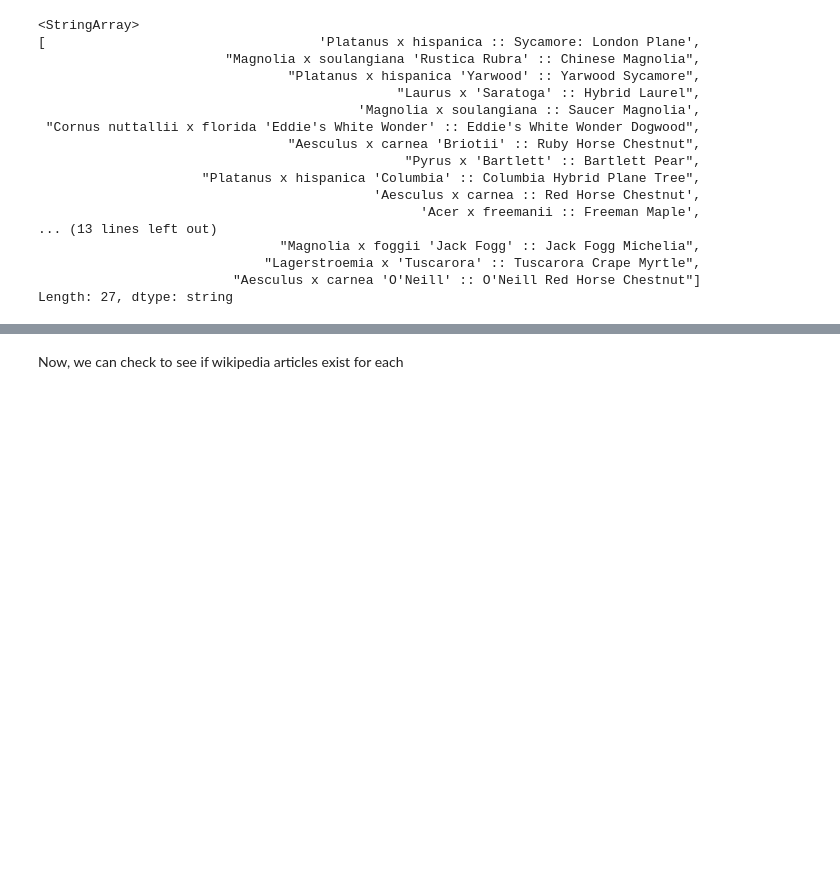
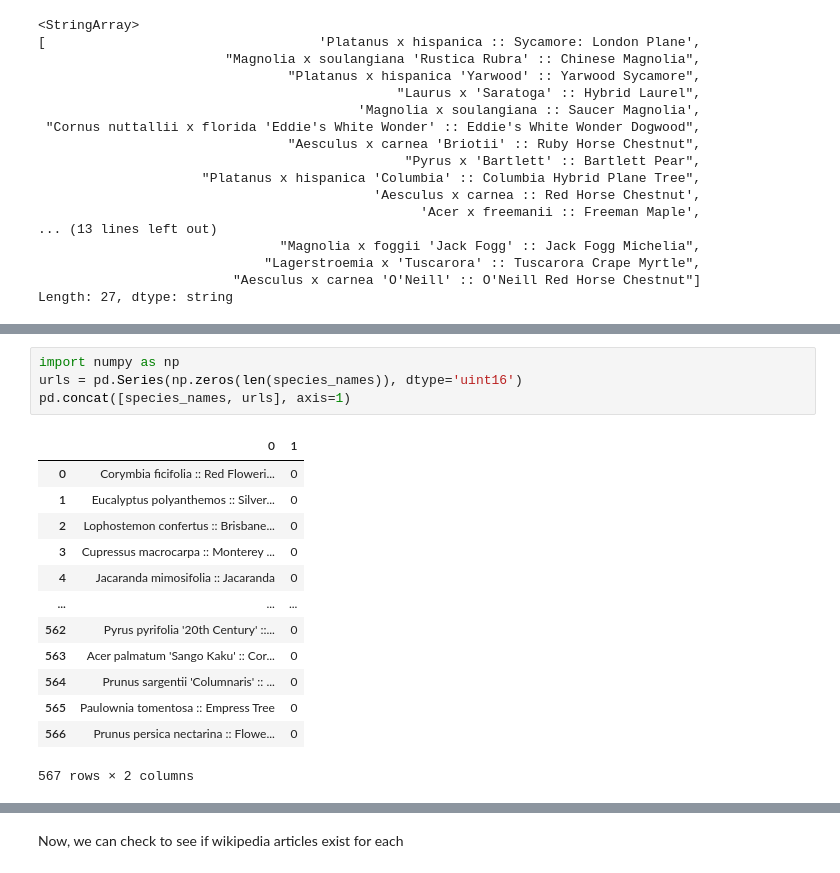
Before and after one commit to zcook7904/SF_Tree_Identifier, a Jupyter notebook: notebooks/data_cleaning.ipynb, the cells around one changed output, grey strips where cells are left out. Drawn from its saved outputs; the diff is of its cells as text; blank space fills up the shorter version.

```diff
--- a/notebooks/data_cleaning.ipynb
+++ b/notebooks/data_cleaning.ipynb
@@ -246,0 +266,18 @@ Length: 27, dtype: string
+# %%
+import numpy as np
+urls = pd.Series(np.zeros(len(species_names)), dtype='uint16')
+pd.concat([species_names, urls], axis=1)
+# %% [output]
+|  | 0 | 1 |
+| 0 | Corymbia ficifolia :: Red Floweri... | 0 |
+| 1 | Eucalyptus polyanthemos :: Silver... | 0 |
+| 2 | Lophostemon confertus :: Brisbane... | 0 |
+| 3 | Cupressus macrocarpa :: Monterey ... | 0 |
+| 4 | Jacaranda mimosifolia :: Jacaranda | 0 |
+| ... | ... | ... |
+| 562 | Pyrus pyrifolia '20th Century' ::... | 0 |
+| 563 | Acer palmatum 'Sango Kaku' :: Cor... | 0 |
+| 564 | Prunus sargentii 'Columnaris' :: ... | 0 |
+| 565 | Paulownia tomentosa :: Empress Tree | 0 |
+| 566 | Prunus persica nectarina :: Flowe... | 0 |
+567 rows × 2 columns
```
Also changed, not shown: parts of 7 cells of this notebook, 4 other files.
